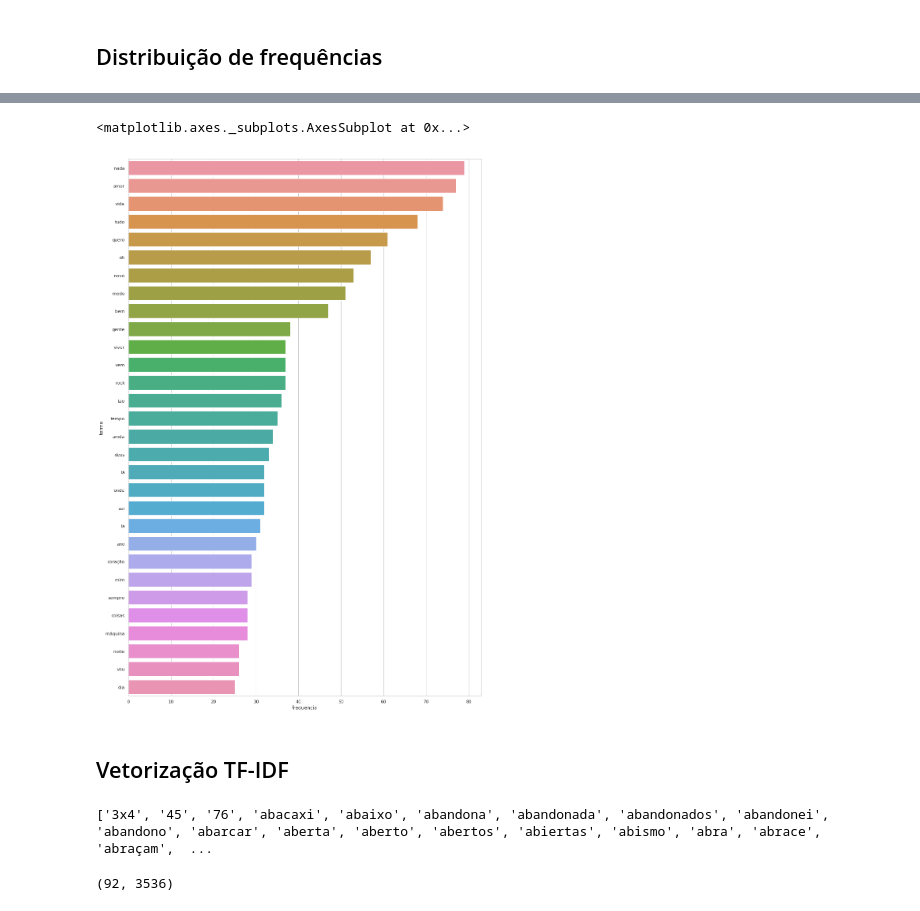
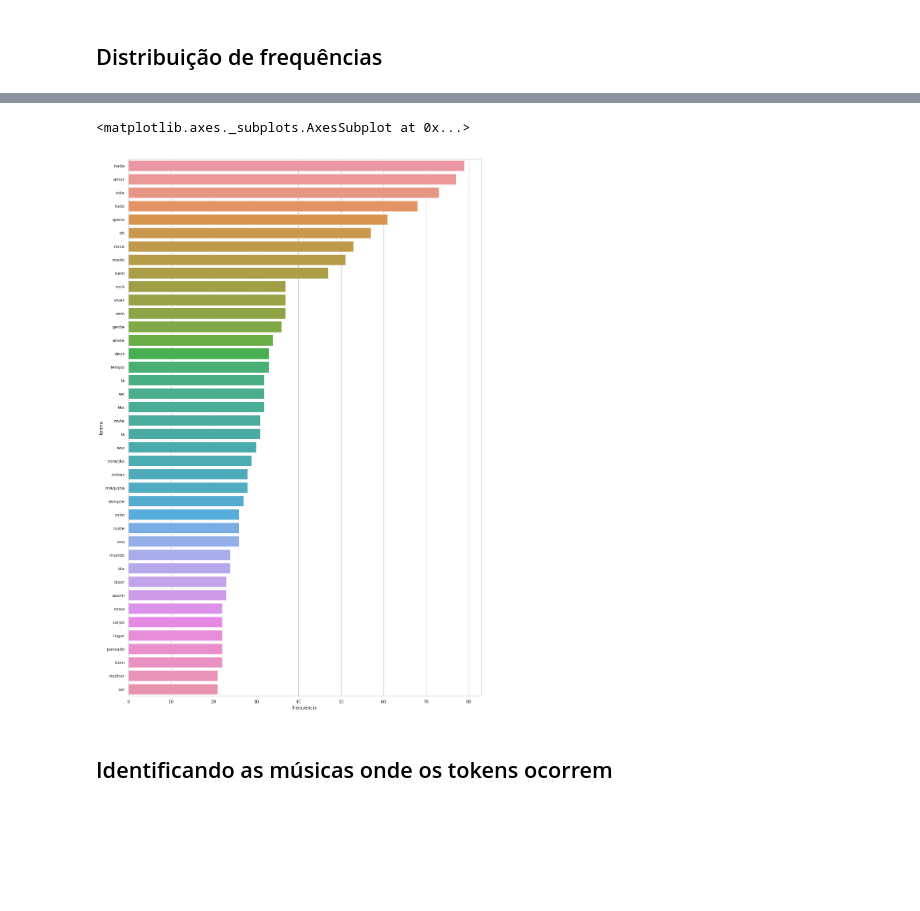
Before and after one commit to cabrau/datavis-course, a Jupyter notebook: projeto_final/pre_processing_text.ipynb, the cells around one changed output, grey strips where cells are left out. Saved outputs shown, nothing was run; the diff lists cells and outputs as text; code cells hidden in the pictures; blank space fills up the shorter version.

```diff
--- a/projeto_final/pre_processing_text.ipynb
+++ b/projeto_final/pre_processing_text.ipynb
@@ -33,0 +29,3 @@ df
+# %%
+df = df.drop([9])
+df.head(12)
@@ -161,6 +166,6 @@ def normalize_text(txt):
     txt = txt.replace(':','')
     txt = txt.replace('!','')
     txt = txt.replace('?','')
-    txt = txt.replace("\","")
+    txt = txt.replace("\\","")
     txt = txt.replace('</p>','')
     return txt
@@ -266,19 +256,8 @@ df_freq.sort_values(by='frequencia', ascending=True).head(25)
 # %%
 plt.figure(figsize=(16, 25))
-sns.barplot(y="termo", x="frequencia", data=df_freq.sort_values(by='frequencia', ascending=False).head(30))
+sns.barplot(y="termo", x="frequencia", data=df_freq.sort_values(by='frequencia', ascending=False).head(40))
 # %% [output]
 <matplotlib.axes._subplots.AxesSubplot at 0x...>
-[figure, old version]
+[figure, new version]
-# %% [markdown]
-## Vetorização TF-IDF
-# %%
-letras = list(df['letra'])
-vectorizer = TfidfVectorizer()
-X = vectorizer.fit_transform(letras)
-print(vectorizer.get_feature_names())
-# %% [output]
-['3x4', '45', '76', 'abacaxi', 'abaixo', 'abandona', 'abandonada', 'abandonados', 'abandonei', 'abandono', 'abarcar', 'aberta', 'aberto', 'abertos', 'abiertas', 'abismo', 'abra', 'abrace', 'abraçam',  ...
-# %%
-print(X.shape)
-# %% [output]
-(92, 3536)
+# %% [markdown]
+## Identificando as músicas onde os tokens ocorrem
```
Also changed, not shown: parts of 41 cells of this notebook.
